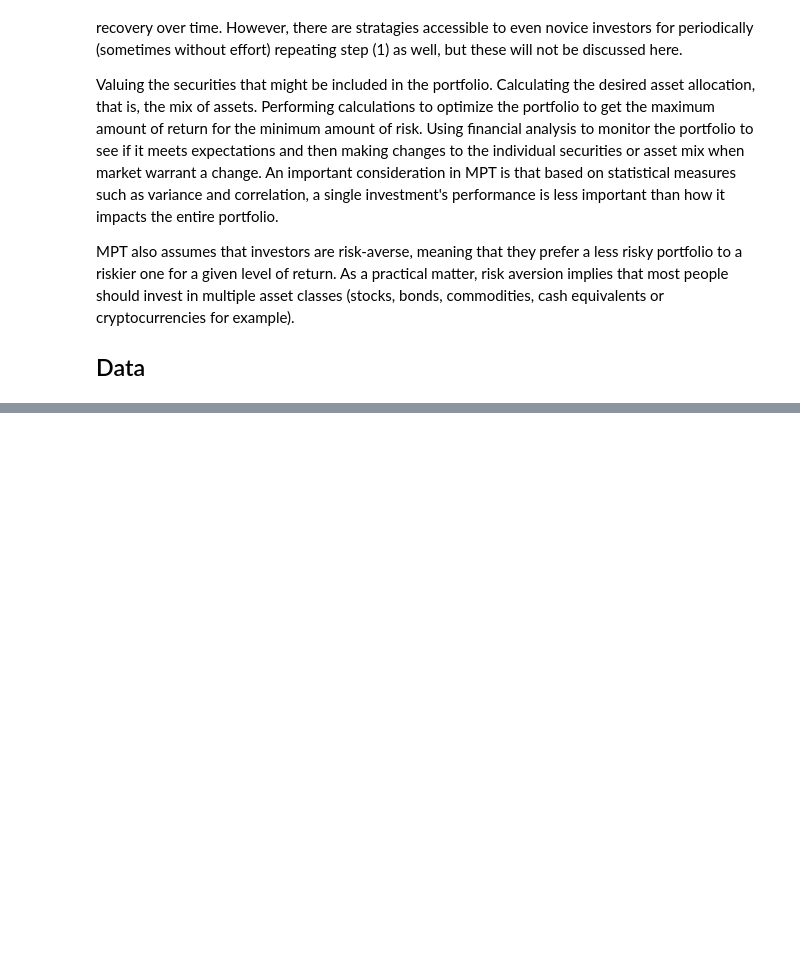
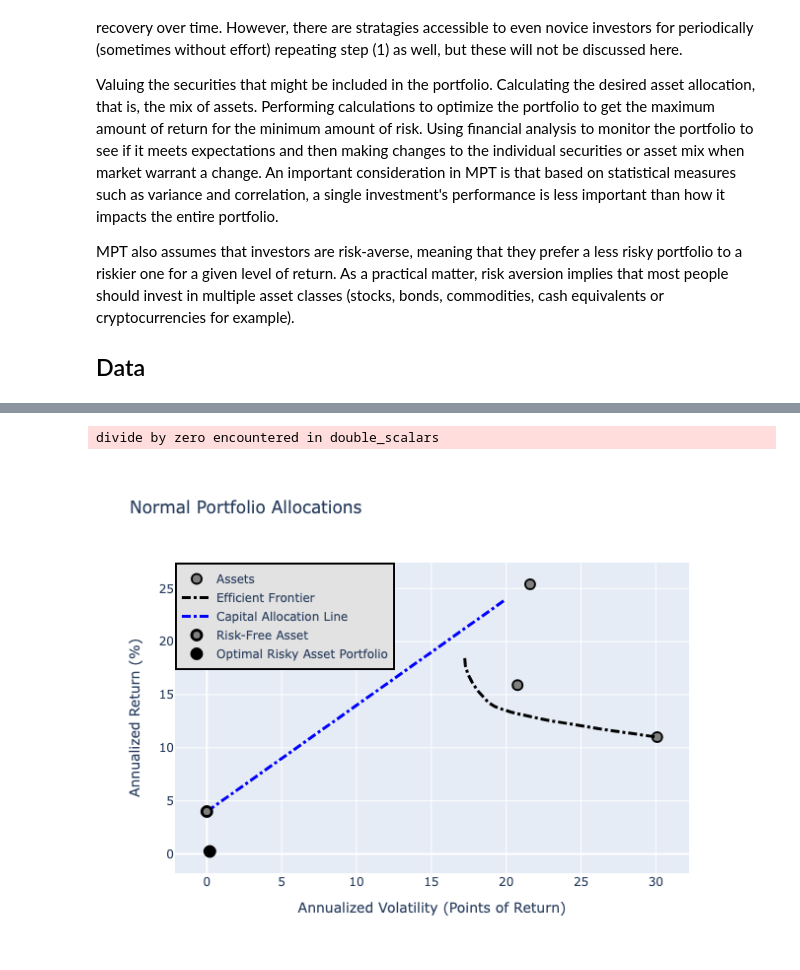
Before and after one commit to Rtasseff/condor_test, a Jupyter notebook: project/202411_refact_optWF.ipynb, the cells around one changed output, grey strips where cells are left out. Cells and saved outputs as stored; diff of their text form; code cells hidden in the pictures; blank space fills up the shorter version.

Commit message:
added portfolio plotter, still debuging plot

```diff
--- a/project/202411_refact_optWF.ipynb
+++ b/project/202411_refact_optWF.ipynb
@@ -721,0 +904,20 @@ if np.abs(returnDispersion - 0.17230113829500904) > 0.0001: # spot check
+# %%
+imp.reload(Curves)
+imp.reload(condor)
+
+priceLoader = condor.PriceLoader(dataDir+'/'+datasetName)
+
+# setup the portfolio (as of now dealing with syms is faster)
+portfolio = condor.Portfolio(syms,w,priceLoader=priceLoader)
+
+# update portfolio
+portfolio.update_properties(timeFrame='M',metric='Relative',
+                            method='Normal',annualize=True)
+
+
+plotter = Curves.Plotter(portfolio, riskFreeRate = 0.04)
+plotter.get_curves()
+plotter.plot()
+# %% [output]
+divide by zero encountered in double_scalars
+[figure, added]
```
Also changed, not shown: parts of 13 cells of this notebook, 2 other files.
